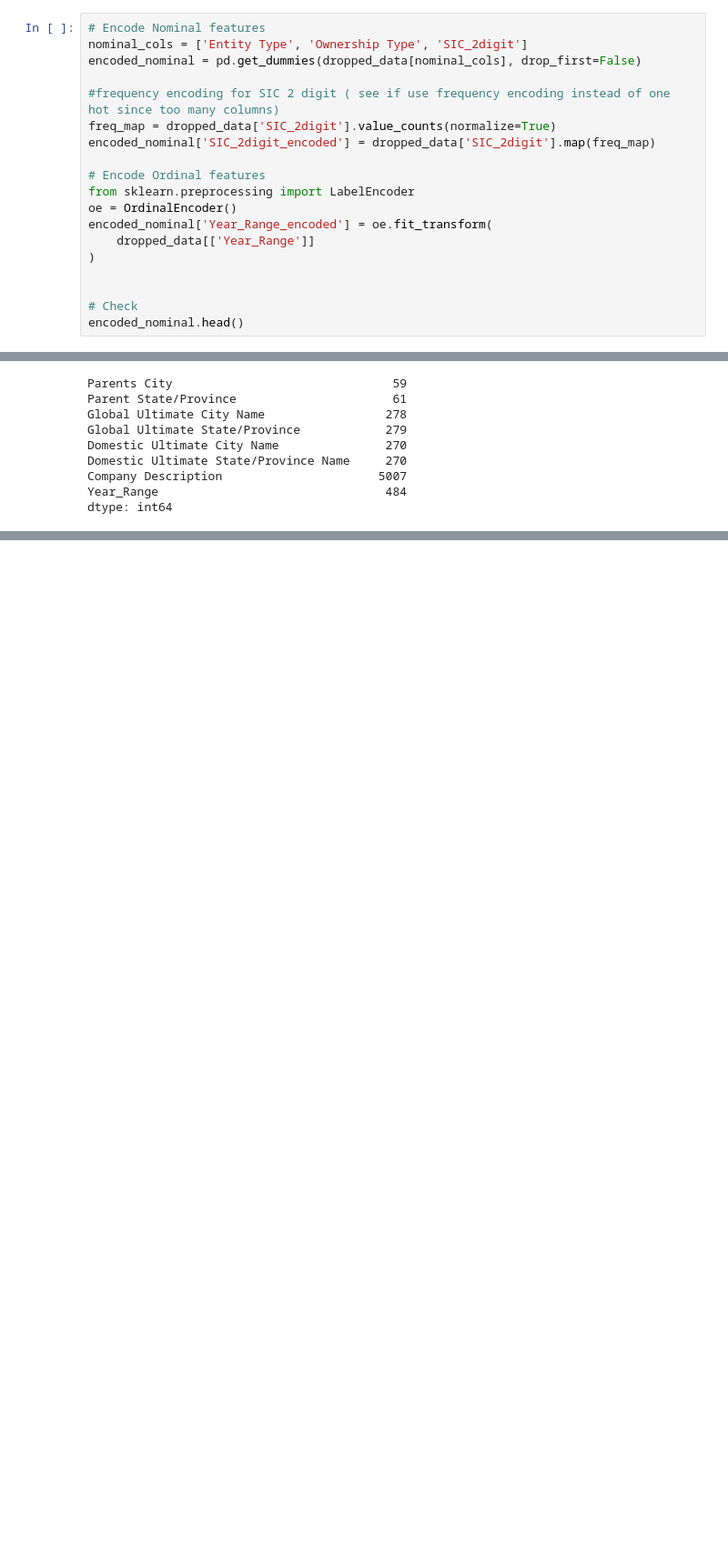
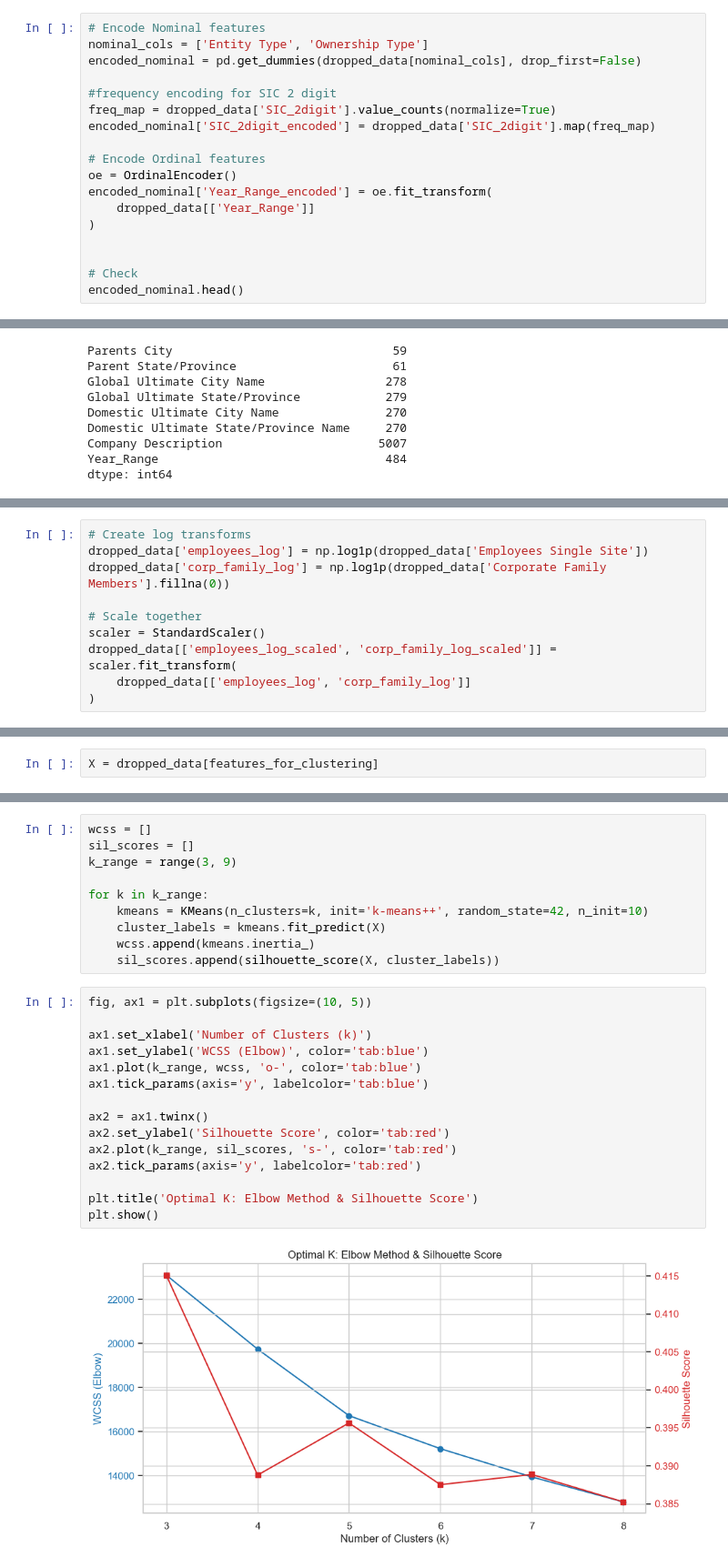
Before and after one commit to racxxhel/Corp_Intelligence, a Jupyter notebook: src/CAT_A_ACC.ipynb, the cells around one changed output, grey strips where cells are left out. Shown at 91% size. Drawn from its saved outputs; the diff is of its cells as text; blank space fills up the shorter version.

```diff
--- a/src/CAT_A_ACC.ipynb
+++ b/src/CAT_A_ACC.ipynb
@@ -777,15 +760,14 @@ Name: count, dtype: int64
 The categorical features `Entity Type`, `Ownership Type`, `Year_Range`, and `SIC_2digit` will be encoded into numeric representations to make them suitable for clustering analysis.
 # %%
 # Encode Nominal features
-nominal_cols = ['Entity Type', 'Ownership Type', 'SIC_2digit']
+nominal_cols = ['Entity Type', 'Ownership Type']
 encoded_nominal = pd.get_dummies(dropped_data[nominal_cols], drop_first=False)
 
-#frequency encoding for SIC 2 digit ( see if use frequency encoding instead of one hot since too many columns)
+#frequency encoding for SIC 2 digit
 freq_map = dropped_data['SIC_2digit'].value_counts(normalize=True)
 encoded_nominal['SIC_2digit_encoded'] = dropped_data['SIC_2digit'].map(freq_map)
 
 # Encode Ordinal features
-from sklearn.preprocessing import LabelEncoder
 oe = OrdinalEncoder()
 encoded_nominal['Year_Range_encoded'] = oe.fit_transform(
     dropped_data[['Year_Range']]
@@ -890,0 +885,10 @@ Index(['DUNS Number ', 'Company Sites', 'City', 'State', 'Country',
+# %%
+# Create log transforms
+dropped_data['employees_log'] = np.log1p(dropped_data['Employees Single Site'])
+dropped_data['corp_family_log'] = np.log1p(dropped_data['Corporate Family Members'].fillna(0))
+
+# Scale together
+scaler = StandardScaler()
+dropped_data[['employees_log_scaled', 'corp_family_log_scaled']] = scaler.fit_transform(
+    dropped_data[['employees_log', 'corp_family_log']]
+)
@@ -890,0 +921,2 @@ Index(['DUNS Number ', 'Company Sites', 'City', 'State', 'Country',
+# %%
+X = dropped_data[features_for_clustering]
@@ -890,0 +926,27 @@ Index(['DUNS Number ', 'Company Sites', 'City', 'State', 'Country',
+# %%
+wcss = []
+sil_scores = []
+k_range = range(3, 9)
+
+for k in k_range:
+    kmeans = KMeans(n_clusters=k, init='k-means++', random_state=42, n_init=10)
+    cluster_labels = kmeans.fit_predict(X)
+    wcss.append(kmeans.inertia_)
+    sil_scores.append(silhouette_score(X, cluster_labels))
+# %%
+fig, ax1 = plt.subplots(figsize=(10, 5))
+
+ax1.set_xlabel('Number of Clusters (k)')
+ax1.set_ylabel('WCSS (Elbow)', color='tab:blue')
+ax1.plot(k_range, wcss, 'o-', color='tab:blue')
+ax1.tick_params(axis='y', labelcolor='tab:blue')
+
+ax2 = ax1.twinx()
+ax2.set_ylabel('Silhouette Score', color='tab:red')
+ax2.plot(k_range, sil_scores, 's-', color='tab:red')
+ax2.tick_params(axis='y', labelcolor='tab:red')
+
+plt.title('Optimal K: Elbow Method & Silhouette Score')
+plt.show()
+# %% [output]
+[figure, added]
```
Also changed, not shown: parts of 52 cells of this notebook, 6 other files.
